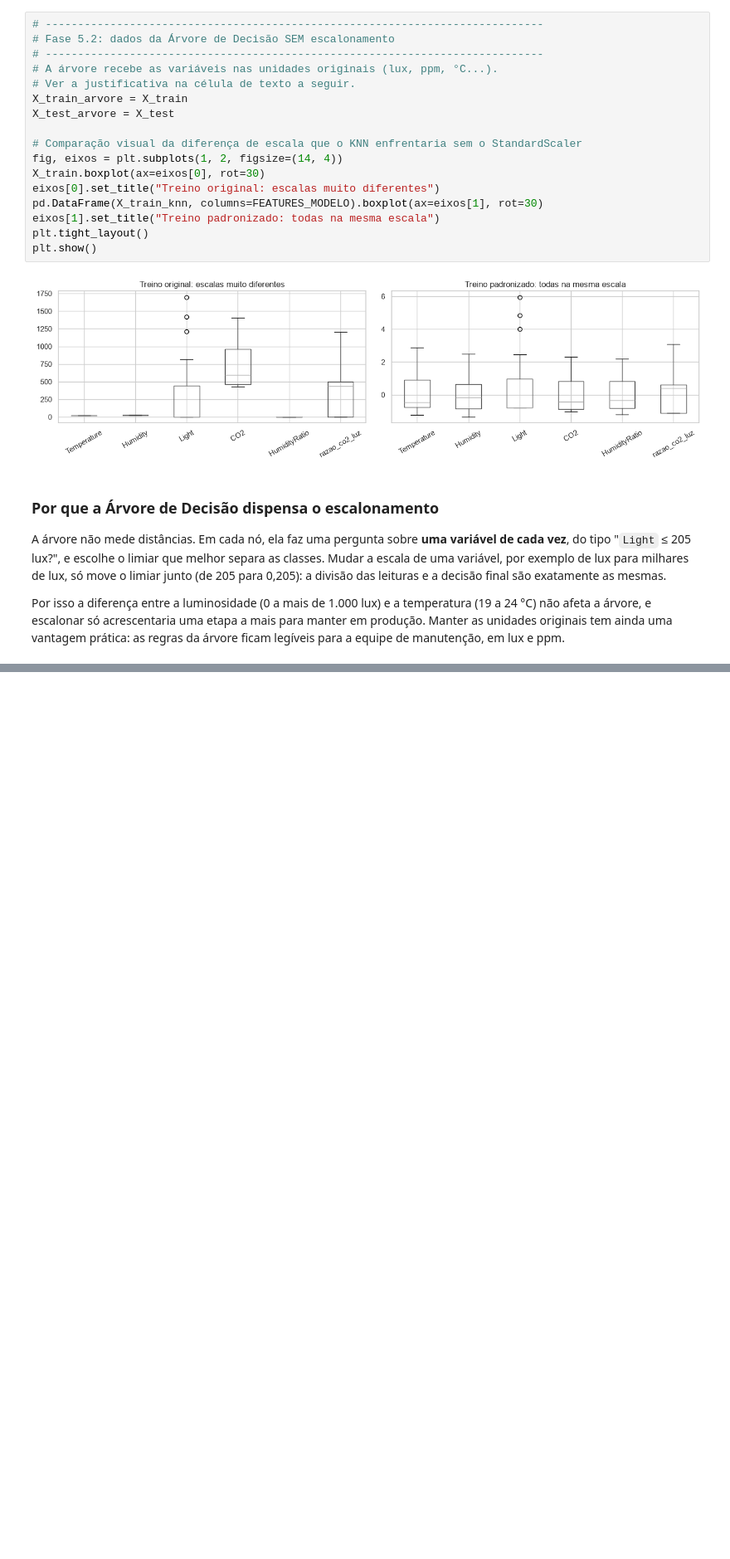
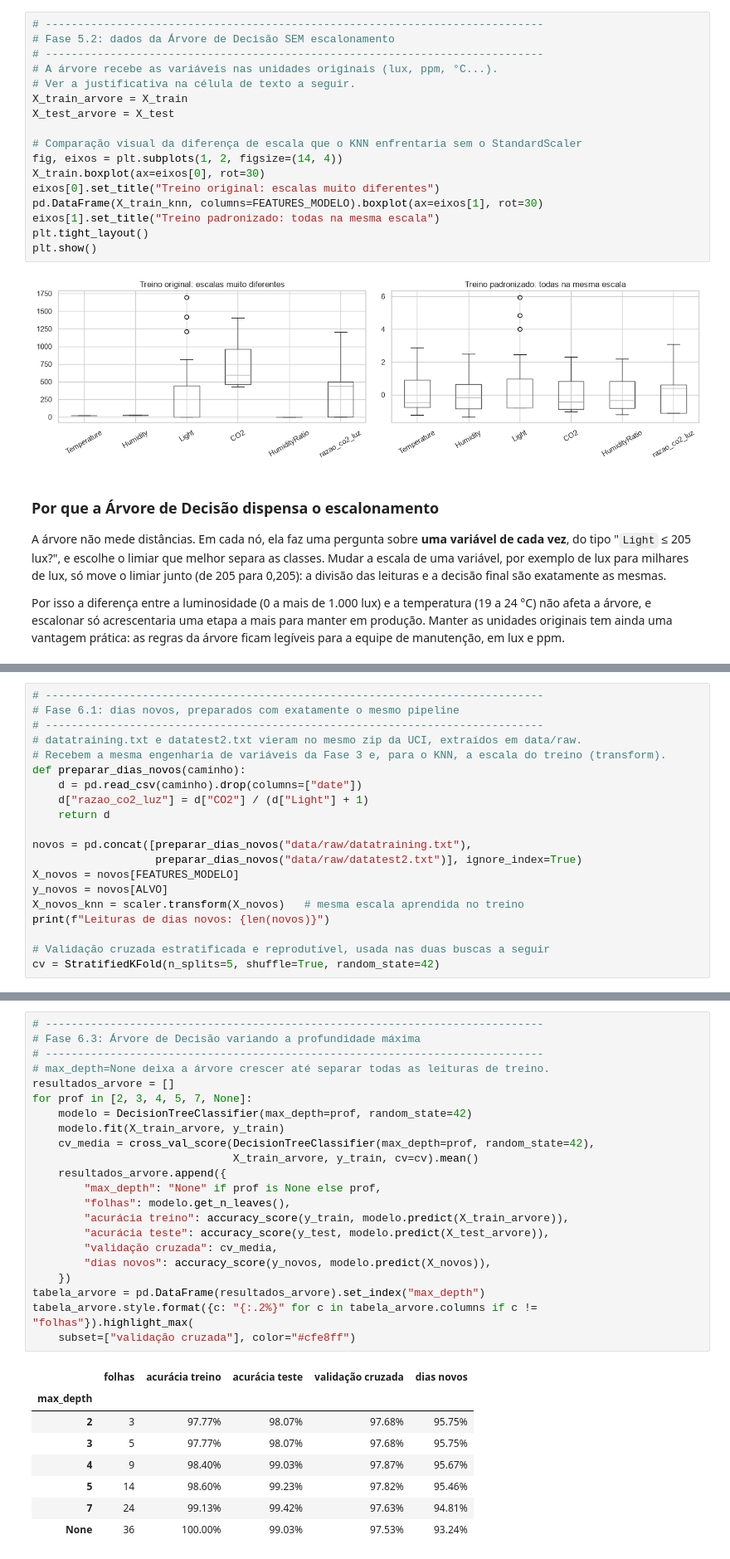
Before and after one commit to andersondiroza-dev/ocupacao-ia-pipeline, a Jupyter notebook: pipeline_ocupacao.ipynb, the cells around one changed output, grey strips where cells are left out. Shown at 83% size. Cells and saved outputs as stored; diff of their text form; blank space fills up the shorter version.

```diff
--- a/pipeline_ocupacao.ipynb
+++ b/pipeline_ocupacao.ipynb
@@ -636,0 +654,20 @@ Por isso a diferença entre a luminosidade (0 a mais de 1.000 lux) e a temperatu
+# %%
+# -----------------------------------------------------------------------------
+# Fase 6.1: dias novos, preparados com exatamente o mesmo pipeline
+# -----------------------------------------------------------------------------
+# datatraining.txt e datatest2.txt vieram no mesmo zip da UCI, extraídos em data/raw.
+# Recebem a mesma engenharia de variáveis da Fase 3 e, para o KNN, a escala do treino (transform).
+def preparar_dias_novos(caminho):
+    d = pd.read_csv(caminho).drop(columns=["date"])
+    d["razao_co2_luz"] = d["CO2"] / (d["Light"] + 1)
+    return d
+
+novos = pd.concat([preparar_dias_novos("data/raw/datatraining.txt"),
+                   preparar_dias_novos("data/raw/datatest2.txt")], ignore_index=True)
+X_novos = novos[FEATURES_MODELO]
+y_novos = novos[ALVO]
+X_novos_knn = scaler.transform(X_novos)   # mesma escala aprendida no treino
+print(f"Leituras de dias novos: {len(novos)}")
+
+# Validação cruzada estratificada e reprodutível, usada nas duas buscas a seguir
+cv = StratifiedKFold(n_splits=5, shuffle=True, random_state=42)
@@ -636,0 +710,31 @@ Por isso a diferença entre a luminosidade (0 a mais de 1.000 lux) e a temperatu
+# %%
+# -----------------------------------------------------------------------------
+# Fase 6.3: Árvore de Decisão variando a profundidade máxima
+# -----------------------------------------------------------------------------
+# max_depth=None deixa a árvore crescer até separar todas as leituras de treino.
+resultados_arvore = []
+for prof in [2, 3, 4, 5, 7, None]:
+    modelo = DecisionTreeClassifier(max_depth=prof, random_state=42)
+    modelo.fit(X_train_arvore, y_train)
+    cv_media = cross_val_score(DecisionTreeClassifier(max_depth=prof, random_state=42),
+                               X_train_arvore, y_train, cv=cv).mean()
+    resultados_arvore.append({
+        "max_depth": "None" if prof is None else prof,
+        "folhas": modelo.get_n_leaves(),
+        "acurácia treino": accuracy_score(y_train, modelo.predict(X_train_arvore)),
+        "acurácia teste": accuracy_score(y_test, modelo.predict(X_test_arvore)),
+        "validação cruzada": cv_media,
+        "dias novos": accuracy_score(y_novos, modelo.predict(X_novos)),
+    })
+tabela_arvore = pd.DataFrame(resultados_arvore).set_index("max_depth")
+tabela_arvore.style.format({c: "{:.2%}" for c in tabela_arvore.columns if c != "folhas"}).highlight_max(
+    subset=["validação cruzada"], color="#cfe8ff")
+# %% [output]
+|  | folhas | acurácia treino | acurácia teste | validação cruzada | dias novos |
+| max_depth |  |  |  |  |  |
+| 2 | 3 | 97.77% | 98.07% | 97.68% | 95.75% |
+| 3 | 5 | 97.77% | 98.07% | 97.68% | 95.75% |
+| 4 | 9 | 98.40% | 99.03% | 97.87% | 95.67% |
+| 5 | 14 | 98.60% | 99.23% | 97.82% | 95.46% |
+| 7 | 24 | 99.13% | 99.42% | 97.63% | 94.81% |
+| None | 36 | 100.00% | 99.03% | 97.53% | 93.24% |
```
Also changed, not shown: parts of 6 cells of this notebook.
